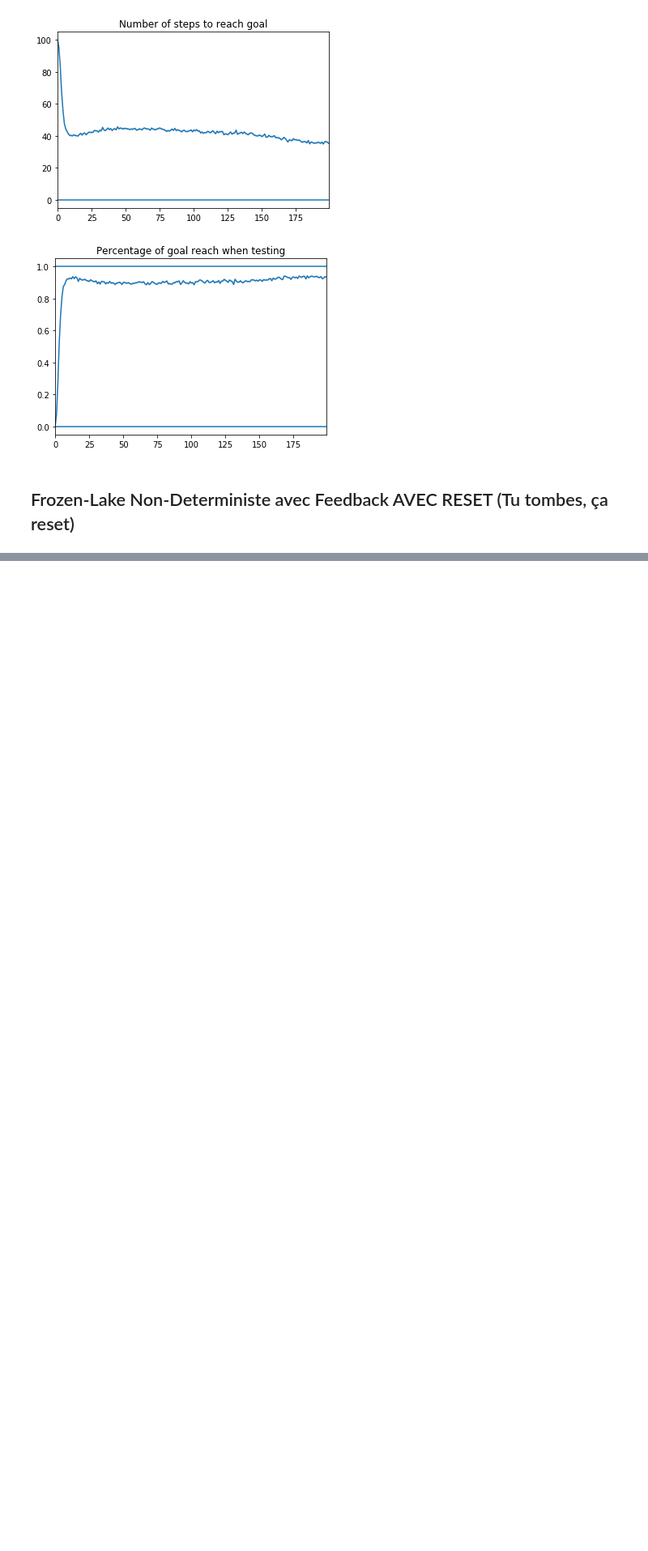
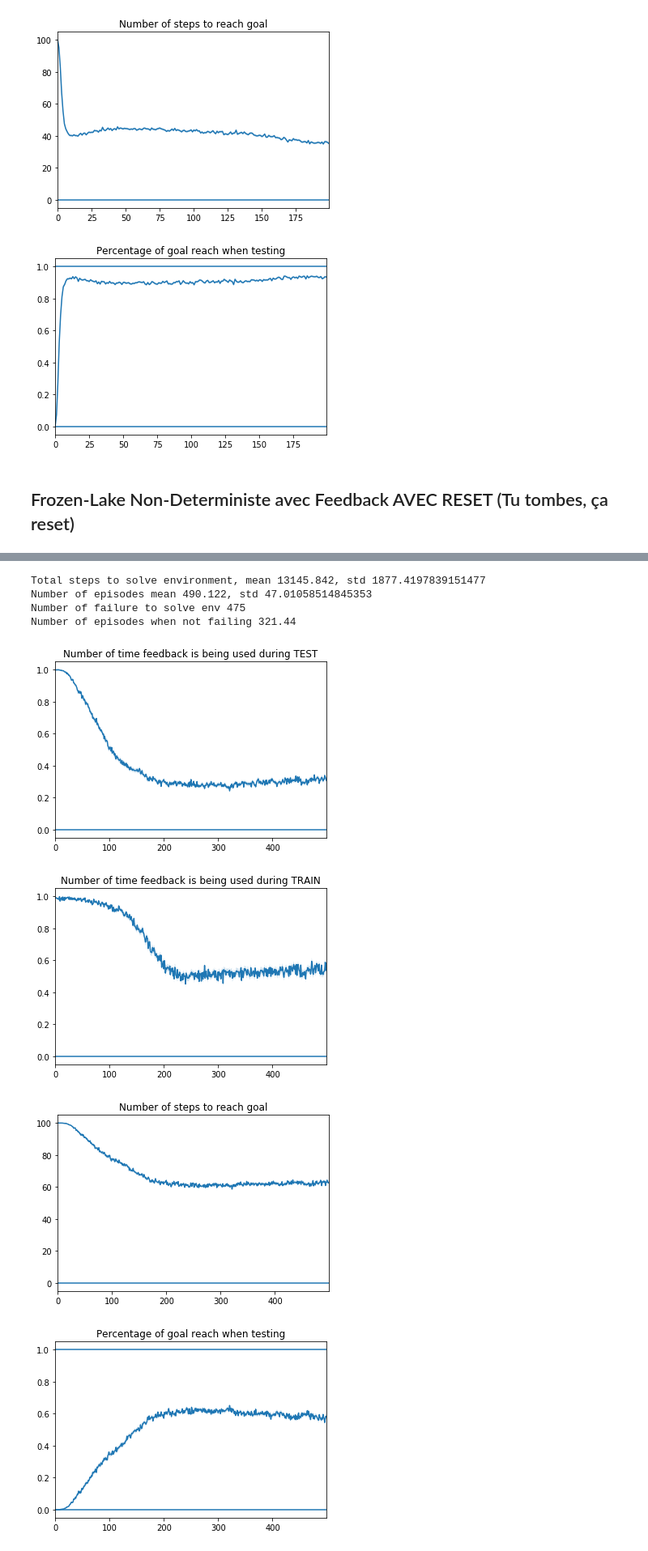
Before and after one commit to Mathieu-Seurin/safe_frozen_lake, a Jupyter notebook: test_safe.ipynb, the cells around one changed output, grey strips where cells are left out. Shown at 81% size. Cells and saved outputs as stored; diff of their text form; code cells hidden in the pictures; blank space fills up the shorter version.

```diff
--- a/test_safe.ipynb
+++ b/test_safe.ipynb
@@ -586,13 +655,22 @@ res_non_det_neg_rew = run_multiple_expe(algo, game, n_expe=500, max_ep=200, n_te
 # %%
 gamma = 0.99
 expected_exploration_steps = 3000
-margin= 0
+margin= 0.1
 lr = 0.3
 
 reward_when_falling = 0
 game = FrozenLakeEnvStop(is_slippery=True, reward_when_falling=reward_when_falling, reset_when_falling=True)
 
 algo = lambda : TabQLearningControlerFeedback(16, 4, gamma=gamma, lr=lr,
                                             expected_exploration_steps=expected_exploration_steps, margin=margin)
-res_non_det_reset_control_feed = run_multiple_expe(algo, game, n_expe=500, max_ep=200,
+res_non_det_reset_control_feed = run_multiple_expe(algo, game, n_expe=500, n_episodes_train=500,
                                                    n_tests=5, percentage_to_success=0.9)
+# %% [output]
+Total steps to solve environment, mean 13145.842, std 1877.4197839151477
+Number of episodes mean 490.122, std 47.01058514845353
+Number of failure to solve env 475
+Number of episodes when not failing 321.44
+[figure, added]
+[figure, added]
+[figure, added]
+[figure, added]
```
Also changed, not shown: parts of 27 cells of this notebook.
